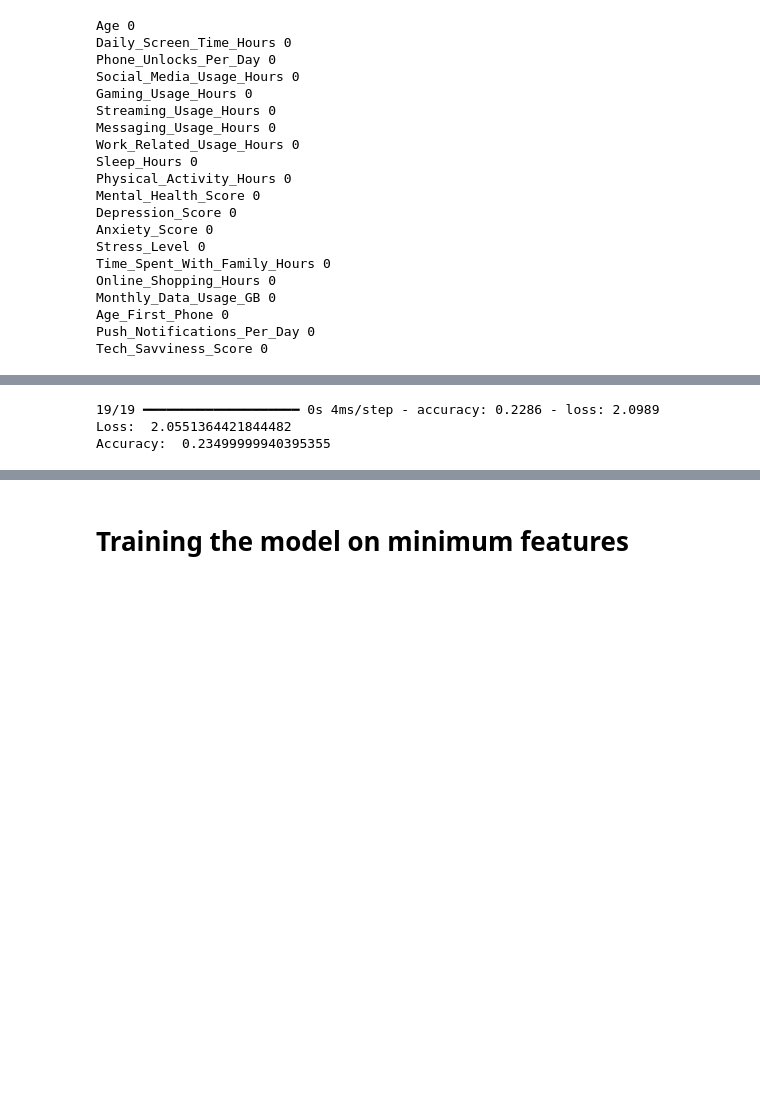
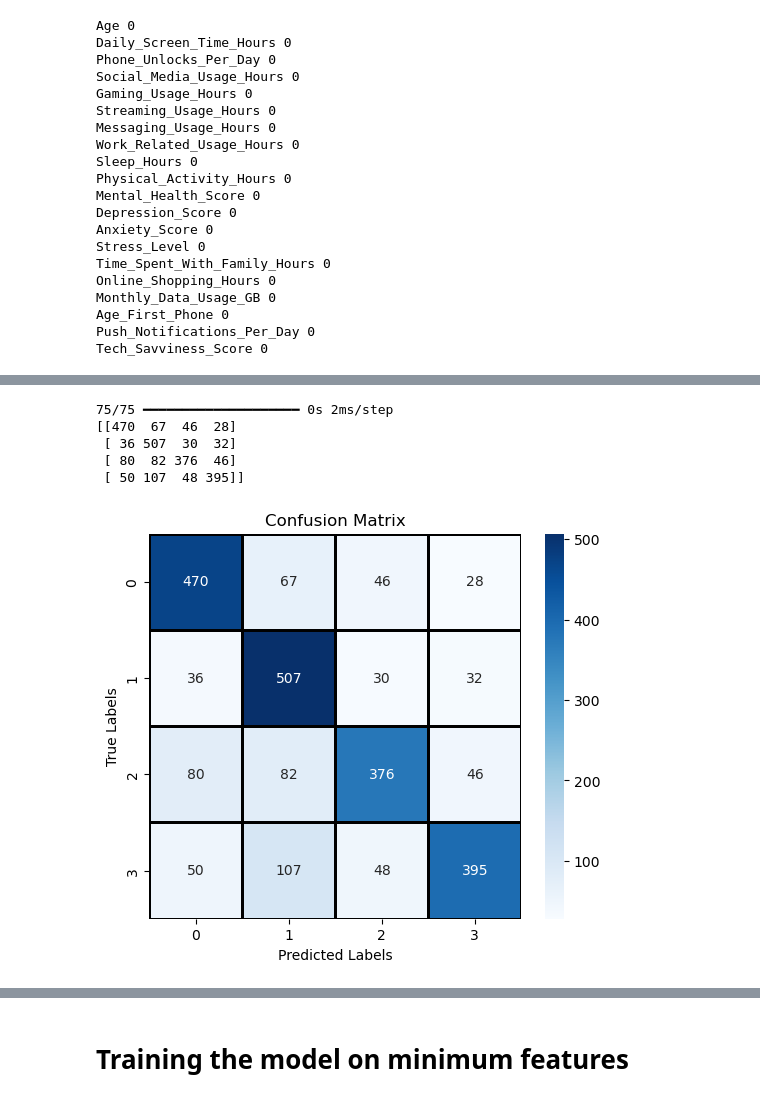
Before and after one commit to WahajSajid/Machine-Learning, a Jupyter notebook: ML/SupervisedAlgorithms/Phone Addiction.ipynb, the cells around one changed output, grey strips where cells are left out. Saved outputs shown, nothing was run; the diff lists cells and outputs as text; code cells hidden in the pictures; blank space fills up the shorter version.

```diff
--- a/ML/SupervisedAlgorithms/Phone Addiction.ipynb
+++ b/ML/SupervisedAlgorithms/Phone Addiction.ipynb
@@ -53,7 +53,7 @@ dtype: int64
 # %%
 global_phonee_addiction_data['Education_Level'] = global_phonee_addiction_data['Education_Level'].fillna(global_phonee_addiction_data['Education_Level'].mode()[0])
 # %%
-global_phonee_addiction_data = pd.get_dummies(global_phonee_addiction_data, columns=['Education_Level','Internet_Connection_Type'])
+global_phonee_addiction_data = pd.get_dummies(global_phonee_addiction_data, columns=['Education_Level','Internet_Connection_Type', 'Gender'])
 # %%
 #encode the categorical data
 encoder =  LabelEncoder()
@@ -98,7 +98,7 @@ numeric_data1 = global_phonee_addiction_data.select_dtypes(exclude=['object', 'b
 global_phonee_addiction_data[numeric_data1.columns] = global_phonee_addiction_data[numeric_data1.columns].abs()
 # %%
 #scale the data
-scaler = StandardScaler()
+scaler = MinMaxScaler()
 
 numeric_columns = global_phonee_addiction_data.select_dtypes(exclude=['object', 'bool'])
 
@@ -112,4 +112,4 @@ x = global_phonee_addiction_data.drop(columns=['Self_Reported_Addiction_Level'],
 y = global_phonee_addiction_data['Self_Reported_Addiction_Level']
 # %%
 #tain test split the model
-x_train, x_test, y_train, y_test = train_test_split(x, y, test_size=0.2, random_state=42)
+x_train, x_test, y_train, y_test = train_test_split(x, y, test_size=0.2, stratify=y)
@@ -116,7 +122,8 @@ x_train, x_test, y_train, y_test = train_test_split(x, y, test_size=0.2, random_
 # %%
 #train the neural network
 model = Sequential([
-    Dense(units=30, activation='relu'),
+    Dense(units=64, activation='relu'),
+    Dense(units=32, activation='relu'),
     Dense(units=15, activation='relu'),
     Dense(units=4, activation='softmax')
 ])
@@ -153,9 +167,20 @@ Accuracy:  0.5512499809265137
 # %%
-#testing data evaluation
-loss, accuracy = model.evaluate(x_test, y_test)
-print(f'Loss: ', loss)
-print(f'Accuracy: ', accuracy)
+#train data prediction
+train_predict = model.predict(x_train)
+train_cm = confusion_matrix(y_train, train_predict.argmax(axis=1))
+print(train_cm)
+
+plt.figure(figsize=(6, 5))
+sns.heatmap(train_cm, annot=True, fmt='d', cmap='Blues', linewidths=1, linecolor='black')
+
+plt.xlabel('Predicted Labels')
+plt.ylabel('True Labels')
+plt.title('Confusion Matrix')
+plt.show()
 # %% [output]
-19/19 ━━━━━━━━━━━━━━━━━━━━ 0s 4ms/step - accuracy: 0.2286 - loss: 2.0989
-Loss:  2.0551364421844482
-Accuracy:  0.23499999940395355
+75/75 ━━━━━━━━━━━━━━━━━━━━ 0s 2ms/step
+[[470  67  46  28]
+ [ 36 507  30  32]
+ [ 80  82 376  46]
+ [ 50 107  48 395]]
+[figure, added]
```
Also changed, not shown: parts of 7 cells of this notebook, 2 other files.
